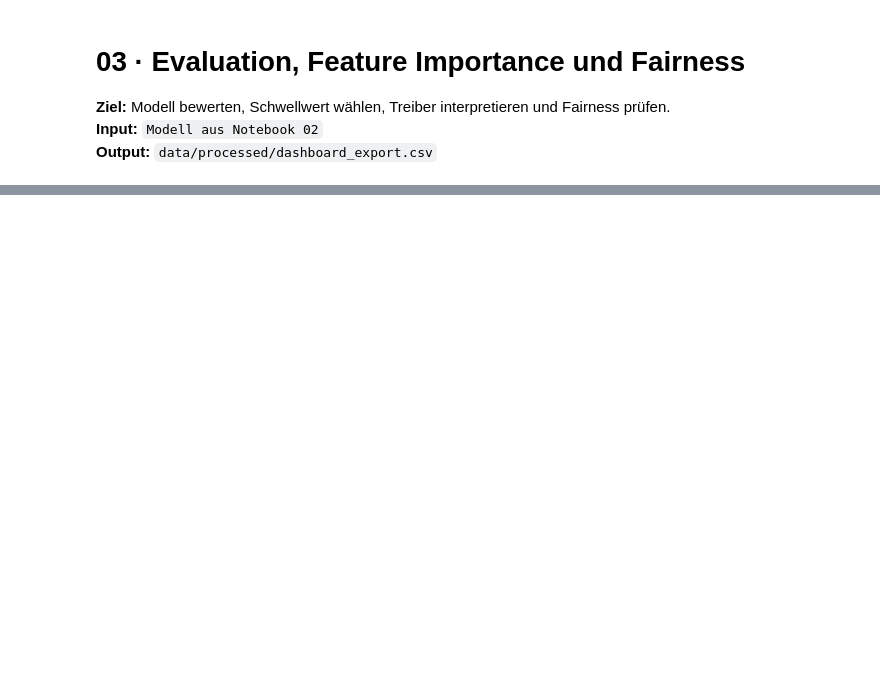
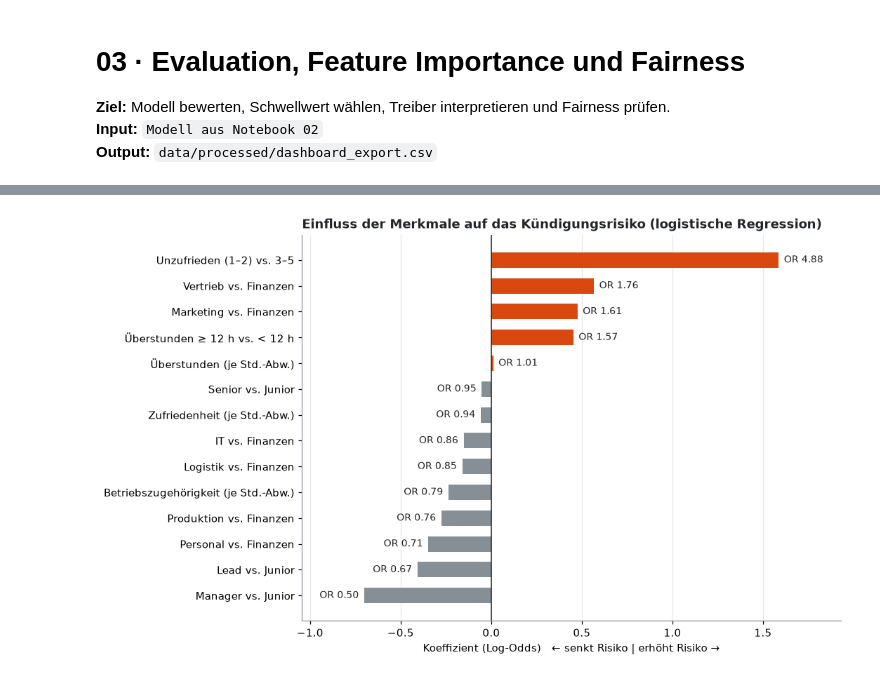
Before and after one commit to adrianmrizo/sonnenfeld-fluktuation, a Jupyter notebook: notebooks/03_evaluation_fairness.ipynb, the cells around one changed output, grey strips where cells are left out. Saved outputs shown, nothing was run; the diff lists cells and outputs as text; code cells hidden in the pictures; blank space fills up the shorter version.

```diff
--- a/notebooks/03_evaluation_fairness.ipynb
+++ b/notebooks/03_evaluation_fairness.ipynb
@@ -29,0 +164,16 @@ pd.set_option("display.max_columns", 50)
+# %%
+# Coefficients of scaled features refer to one standard deviation.
+# For the binary threshold features, convert to the effect of 0 -> 1 (exact, no refitting).
+scaler = modell_final.named_steps["prep"].named_transformers_["num"]
+std_je_merkmal = dict(zip(scaler.feature_names_in_, scaler.scale_))
+
+def koef_pro_einheit(row):
+    if row["merkmal"] in ["unzufrieden", "ueberstunden_sehr_hoch"]:
+        return row["koeffizient"] / std_je_merkmal[row["merkmal"]]
+    return row["koeffizient"]
+
+koeffizienten["koef_interpretierbar"] = koeffizienten.apply(koef_pro_einheit, axis=1)
+koeffizienten["odds_ratio"] = np.exp(koeffizienten["koef_interpretierbar"])
+
+with pd.option_context("display.float_format", "{:.2f}".format):
+    display(koeffizienten.sort_values("koef_interpretierbar", ascending=False))
@@ -29,0 +196,45 @@ pd.set_option("display.max_columns", 50)
+# %%
+# Readable labels: state the unit / reference of each effect
+beschriftung = {
+    "unzufrieden": "Unzufrieden (1–2) vs. 3–5",
+    "ueberstunden_sehr_hoch": "Überstunden ≥ 12 h vs. < 12 h",
+    "ueberstunden_monat": "Überstunden (je Std.-Abw.)",
+    "zufriedenheit": "Zufriedenheit (je Std.-Abw.)",
+    "betriebszugehoerigkeit_monate": "Betriebszugehörigkeit (je Std.-Abw.)",
+    "abteilung_IT": "IT vs. Finanzen",
+    "abteilung_Logistik": "Logistik vs. Finanzen",
+    "abteilung_Marketing": "Marketing vs. Finanzen",
+    "abteilung_Personal": "Personal vs. Finanzen",
+    "abteilung_Produktion": "Produktion vs. Finanzen",
+    "abteilung_Vertrieb": "Vertrieb vs. Finanzen",
+    "position_Senior": "Senior vs. Junior",
+    "position_Lead": "Lead vs. Junior",
+    "position_Manager": "Manager vs. Junior",
+}
+
+plot_df = koeffizienten.sort_values("koef_interpretierbar")
+labels = plot_df["merkmal"].map(beschriftung)
+farben = [plotting.COLORS["accent"] if k > 0 else plotting.COLORS["neutral"]
+          for k in plot_df["koef_interpretierbar"]]
+
+fig, ax = plt.subplots(figsize=(9, 6.5))
+ax.barh(labels, plot_df["koef_interpretierbar"], color=farben, height=0.6)
+ax.axvline(0, color=plotting.COLORS["dark"], linewidth=1)
+
+# Odds ratio next to each bar (outside the bar end)
+for y, (k, odds) in enumerate(zip(plot_df["koef_interpretierbar"], plot_df["odds_ratio"])):
+    ax.annotate(f"OR {odds:.2f}", (k, y),
+                xytext=(5 if k >= 0 else -5, 0), textcoords="offset points",
+                ha="left" if k >= 0 else "right", va="center",
+                color=plotting.COLORS["dark"], fontsize=9)
+
+ax.set_title("Einfluss der Merkmale auf das Kündigungsrisiko (logistische Regression)")
+ax.set_xlabel("Koeffizient (Log-Odds)   ← senkt Risiko | erhöht Risiko →")
+ax.margins(x=0.15)
+ax.grid(axis="x", alpha=0.3)
+ax.set_axisbelow(True)
+
+plotting.save(fig, "03_koeffizienten")
+plt.show()
+# %% [output]
+[figure, added]
```
Also changed, not shown: parts of 22 cells of this notebook, 4 other files.
